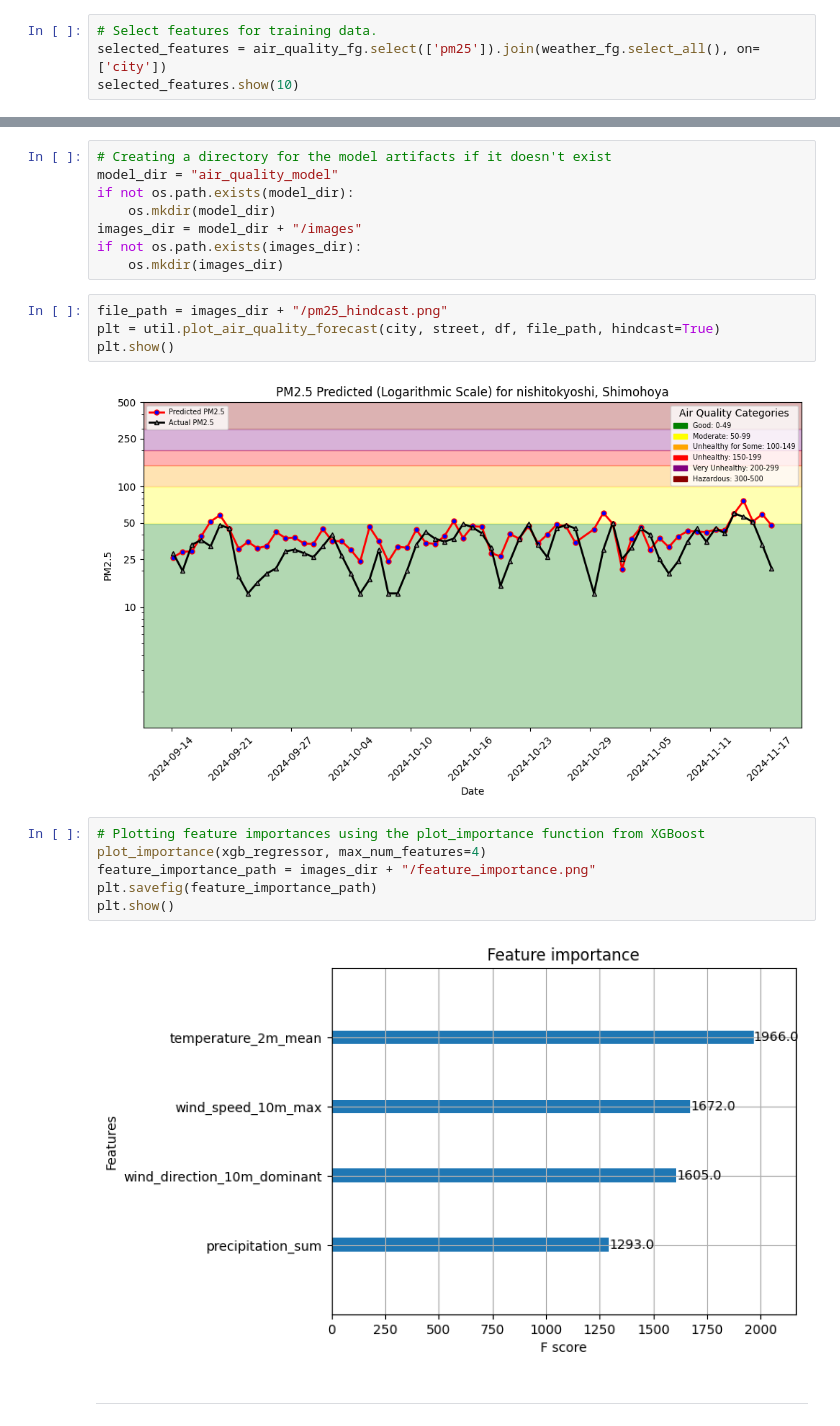
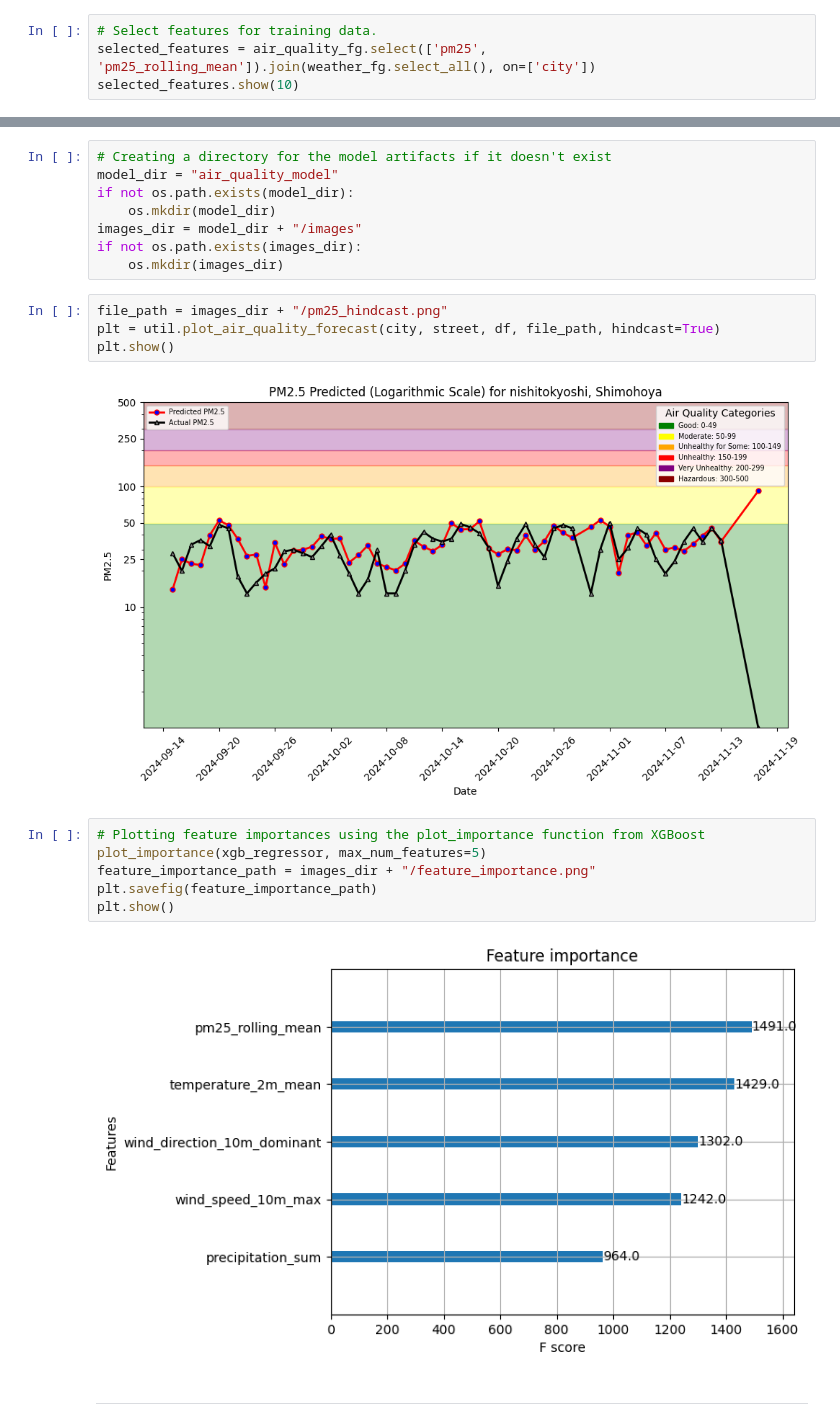
Before and after one commit to manjy0t/mlfs-book, a Jupyter notebook: notebooks/ch03/3_air_quality_training_pipeline.ipynb, the cells around one changed output, grey strips where cells are left out. Cells and saved outputs as stored; diff of their text form.

Commit message:
Rolling pm25 mean implemented in notebooks 1-4

```diff
--- a/notebooks/ch03/3_air_quality_training_pipeline.ipynb
+++ b/notebooks/ch03/3_air_quality_training_pipeline.ipynb
@@ -61,6 +62,6 @@ weather_fg = fs.get_feature_group(
 ## <span style="color:#ff5f27;"> 🖍 Feature View Creation and Retrieving </span>
 # %%
 # Select features for training data.
-selected_features = air_quality_fg.select(['pm25']).join(weather_fg.select_all(), on=['city'])
+selected_features = air_quality_fg.select(['pm25', 'pm25_rolling_mean']).join(weather_fg.select_all(), on=['city'])
 selected_features.show(10)
 # %% [output]
@@ -238,15 +246,15 @@ file_path = images_dir + "/pm25_hindcast.png"
 plt = util.plot_air_quality_forecast(city, street, df, file_path, hindcast=True)
 plt.show()
 # %% [output]
-[figure, old version]
+[figure, new version]
 # %%
 # Plotting feature importances using the plot_importance function from XGBoost
-plot_importance(xgb_regressor, max_num_features=4)
+plot_importance(xgb_regressor, max_num_features=5)
 feature_importance_path = images_dir + "/feature_importance.png"
 plt.savefig(feature_importance_path)
 plt.show()
 # %% [output]
-[figure, old version]
+[figure, new version]
 # %% [markdown]
 ---
 # %% [markdown]
```
Also changed, not shown: parts of 9 cells of this notebook, 11 other files.
